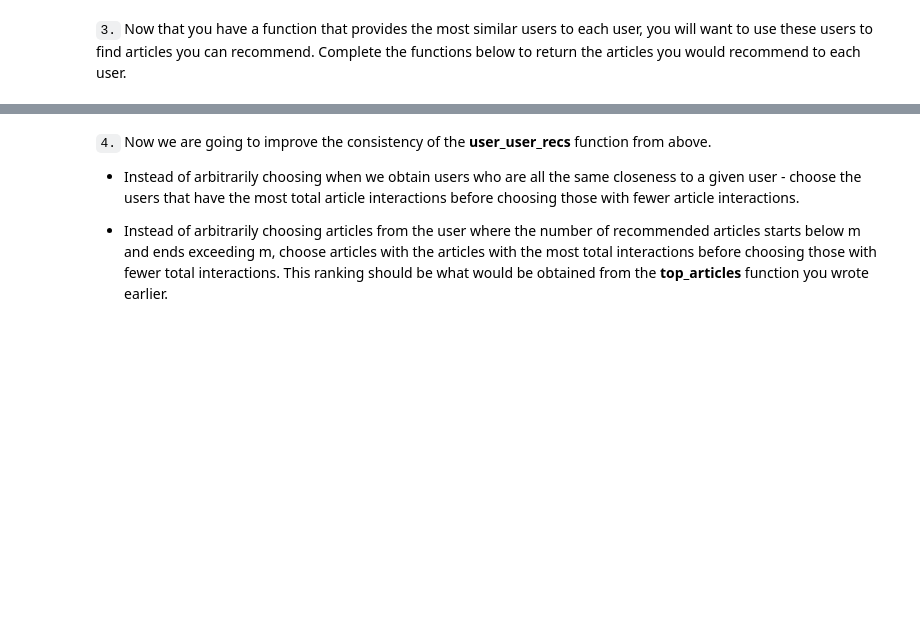
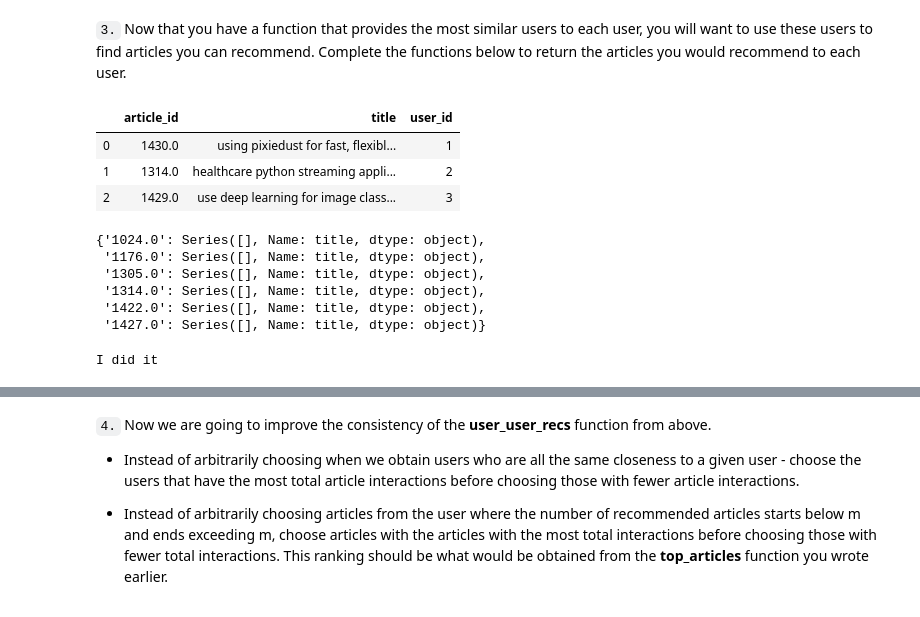
Before and after one commit to hider-toula/Recommendations_with_IBM, a Jupyter notebook: Recommendations_with_IBM.ipynb, the cells around one changed output, grey strips where cells are left out. Cells and saved outputs as stored; diff of their text form; code cells hidden in the pictures; blank space fills up the shorter version.

```diff
--- a/Recommendations_with_IBM.ipynb
+++ b/Recommendations_with_IBM.ipynb
@@ -470,2 +511,9 @@ print("The 3 most similar users to user 46 are: {}".format(find_similar_users(46
 # %% [markdown]
 `3.` Now that you have a function that provides the most similar users to each user, you will want to use these users to find articles you can recommend.  Complete the functions below to return the articles you would recommend to each user.
+# %%
+df.head(3)
+# %% [output]
+|  | article_id | title | user_id |
+| 0 | 1430.0 | using pixiedust for fast, flexibl... | 1 |
+| 1 | 1314.0 | healthcare python streaming appli... | 2 |
+| 2 | 1429.0 | use deep learning for image class... | 3 |
@@ -471,0 +525,9 @@ print("The 3 most similar users to user 46 are: {}".format(find_similar_users(46
+# %%
+res
+# %% [output]
+{'1024.0': Series([], Name: title, dtype: object),
+ '1176.0': Series([], Name: title, dtype: object),
+ '1305.0': Series([], Name: title, dtype: object),
+ '1314.0': Series([], Name: title, dtype: object),
+ '1422.0': Series([], Name: title, dtype: object),
+ '1427.0': Series([], Name: title, dtype: object)}
@@ -472,3 +549,8 @@ print("The 3 most similar users to user 46 are: {}".format(find_similar_users(46
+# %%
+assert set(get_article_names(['1024.0', '1176.0', '1305.0', '1314.0', '1422.0', '1427.0'])) == set(['using deep learning to reconstruct high-resolution audio', 'build a python app on the streaming analytics service', 'gosales transactions for naive bayes model', 'healthcare python streaming application demo', 'use r dataframes & ibm watson natural language understanding', 'use xgboost, scikit-learn & ibm watson machine learning apis']), "Oops! Your the get_article_names function doesn't work quite how we expect."
+print('I did it')
+# %% [output]
+I did it
 # %%
 def get_article_names(article_ids, df=df):
     '''
```
Also changed, not shown: parts of 28 cells of this notebook.
